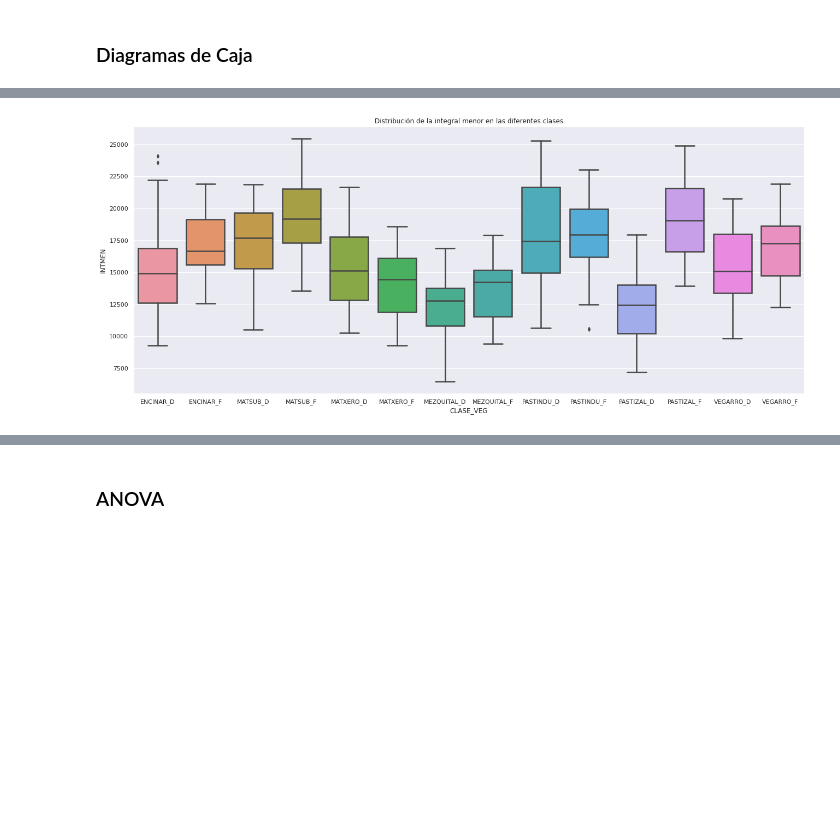
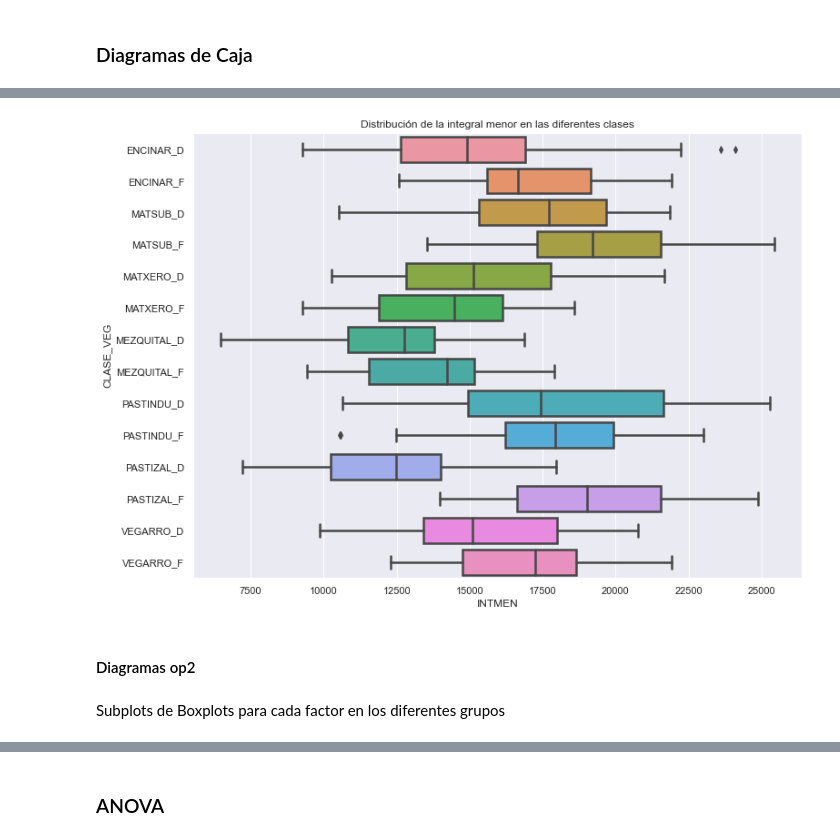
Before and after one commit to SamuelCortez2008/EDA_Estadistica, a Jupyter notebook: ANOVA_EDA.ipynb, the cells around one changed output, grey strips where cells are left out. Drawn from its saved outputs; the diff is of its cells as text; code cells hidden in the pictures; blank space fills up the shorter version.

```diff
--- a/ANOVA_EDA.ipynb
+++ b/ANOVA_EDA.ipynb
@@ -94,7 +159,7 @@ datos_evi = datos_evi.rename(columns={'AMPLITUD ': 'AMPLITUD'})
 ### EDA
 # %%
 #Analizando numero de registros por clase
-sns.set(rc={'figure.figsize':(11.7,8.27)})
+#sns.set(rc={'figure.figsize':(11.7,8.27)})
 sns.countplot(data = datos_evi, x = 'CLASE_VEG')
 plt.title('Numero de registros por clase')
 plt.xticks(rotation = 45)
@@ -149,5 +228,5 @@ datos_evi[['INTMEN']].hist(by=datos_evi['CLASE_VEG'],  figsize = (16,18));
 # %%
-sns.set(rc={'figure.figsize':(22,9)})
-ax = sns.boxplot(x="CLASE_VEG", y="INICIO", data=datos_evi, linewidth=2.5)
+sns.set(rc={'figure.figsize':(12,9)})
+ax = sns.boxplot(y="CLASE_VEG", x="INICIO", data=datos_evi, linewidth=2.5, orient= 'h')
 ax.set_title('Distribución del Inicio(en días) en las diferentes clases');
 # %% [output]
@@ -155,5 +234,5 @@ ax.set_title('Distribución del Inicio(en días) en las diferentes clases');
 # %%
-sns.set(rc={'figure.figsize':(22,9)})
-ax = sns.boxplot(x="CLASE_VEG", y="AMPLITUD", data=datos_evi, linewidth=2.5)
+sns.set(rc={'figure.figsize':(12,9)})
+ax = sns.boxplot(y="CLASE_VEG", x="AMPLITUD", data=datos_evi, linewidth=2.5, orient = 'h')
 ax.set_title('Distribución de la amplitud en las diferentes clases');
 # %% [output]
@@ -161,5 +240,5 @@ ax.set_title('Distribución de la amplitud en las diferentes clases');
 # %%
-sns.set(rc={'figure.figsize':(22,9)})
-ax = sns.boxplot(x="CLASE_VEG", y="DURACION", data=datos_evi, linewidth=2.5)
+sns.set(rc={'figure.figsize':(12,9)})
+ax = sns.boxplot(y="CLASE_VEG", x="DURACION", data=datos_evi, linewidth=2.5, orient ='h')
 ax.set_title('Distribución de la duración (en días) en las diferentes clases');
 # %% [output]
@@ -167,6 +246,10 @@ ax.set_title('Distribución de la duración (en días) en las diferentes clases'
 # %%
-sns.set(rc={'figure.figsize':(22,9)})
-ax = sns.boxplot(x="CLASE_VEG", y="INTMEN", data=datos_evi, linewidth=2.5)
+sns.set(rc={'figure.figsize':(12,9)})
+ax = sns.boxplot(y="CLASE_VEG", x="INTMEN", data=datos_evi, linewidth=2.5, orient = 'h')
 ax.set_title('Distribución de la integral menor en las diferentes clases');
 # %% [output]
-[figure, old version]
+[figure, new version]
+# %% [markdown]
+#### Diagramas op2
+# %% [markdown]
+Subplots de Boxplots para cada factor en los diferentes grupos
```
Also changed, not shown: parts of 92 cells of this notebook.
